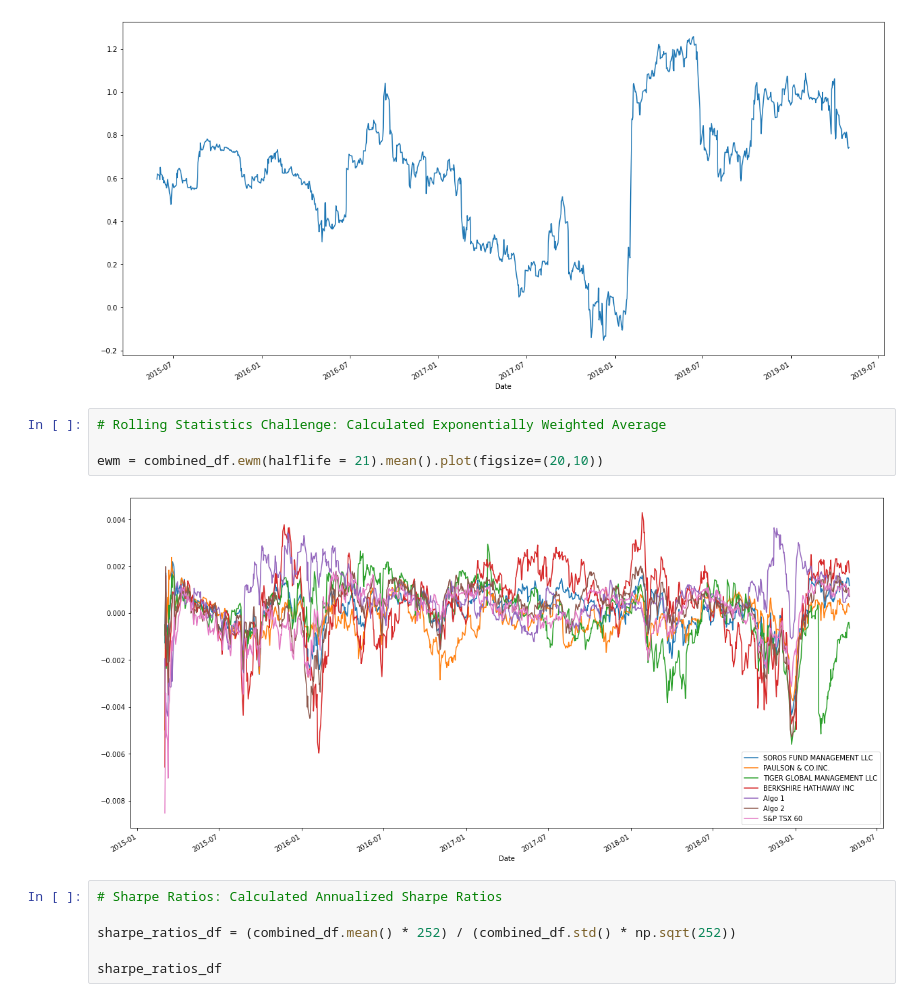
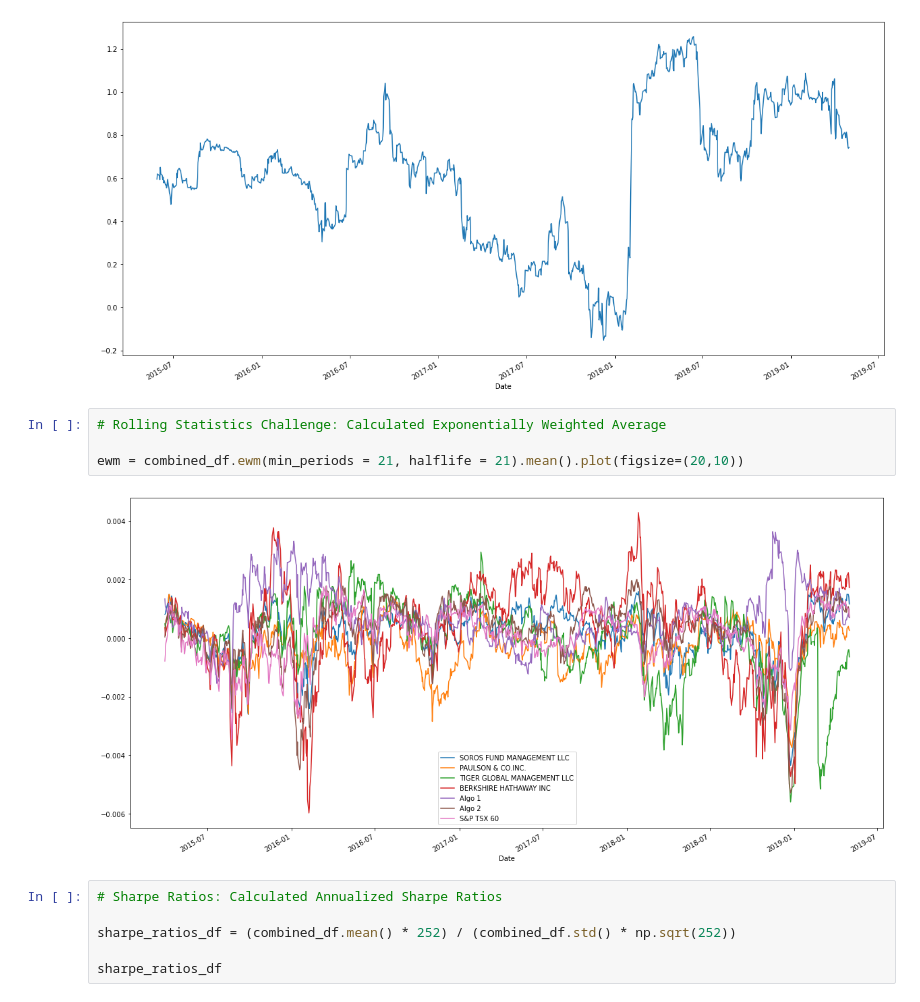
Before and after one commit to AdoboPeanuts/Pandas_Homework, a Jupyter notebook: Pandas/Pandas.ipynb, the cells around one changed output. Cells and saved outputs as stored; diff of their text form.

```diff
--- a/Pandas/Pandas.ipynb
+++ b/Pandas/Pandas.ipynb
@@ -518,9 +518,9 @@ rolling_combined_beta_df.plot(figsize = (20,10))
 # %%
 # Rolling Statistics Challenge: Calculated Exponentially Weighted Average
 
-ewm = combined_df.ewm(halflife = 21).mean().plot(figsize=(20,10))
+ewm = combined_df.ewm(min_periods = 21, halflife = 21).mean().plot(figsize=(20,10))
 # %% [output]
-[figure, old version]
+[figure, new version]
 # %%
 # Sharpe Ratios: Calculated Annualized Sharpe Ratios
 
```
Also changed, not shown: parts of 1 cell of this notebook.
